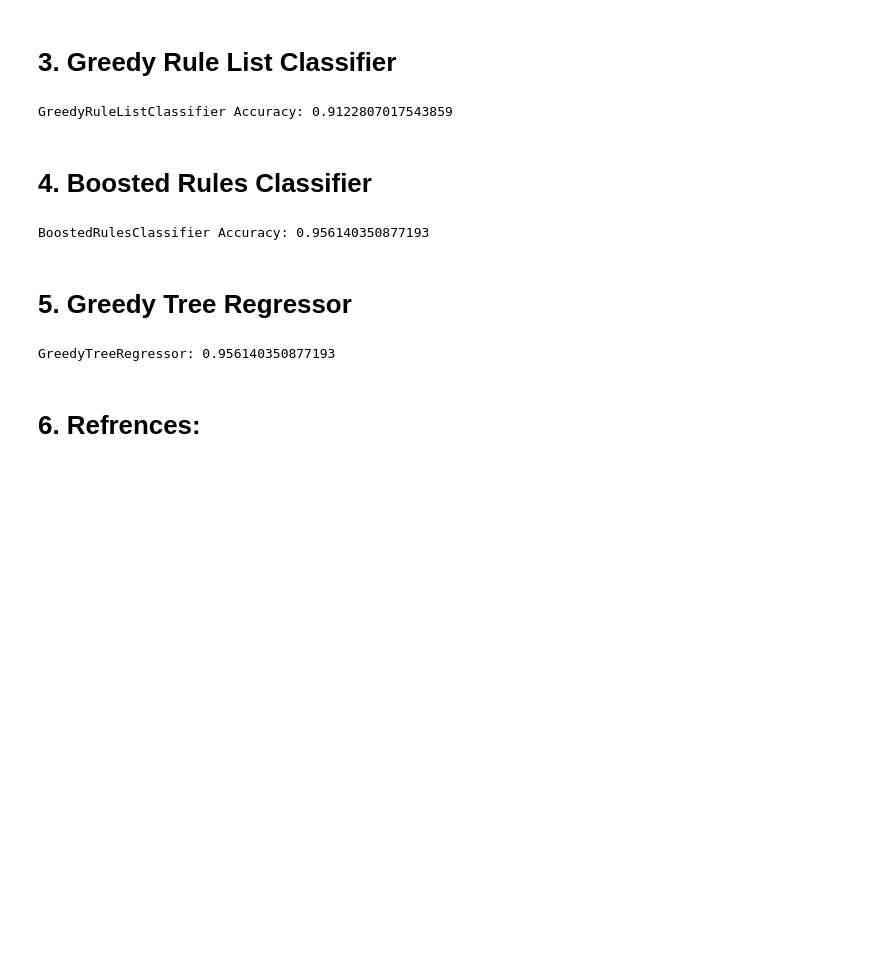
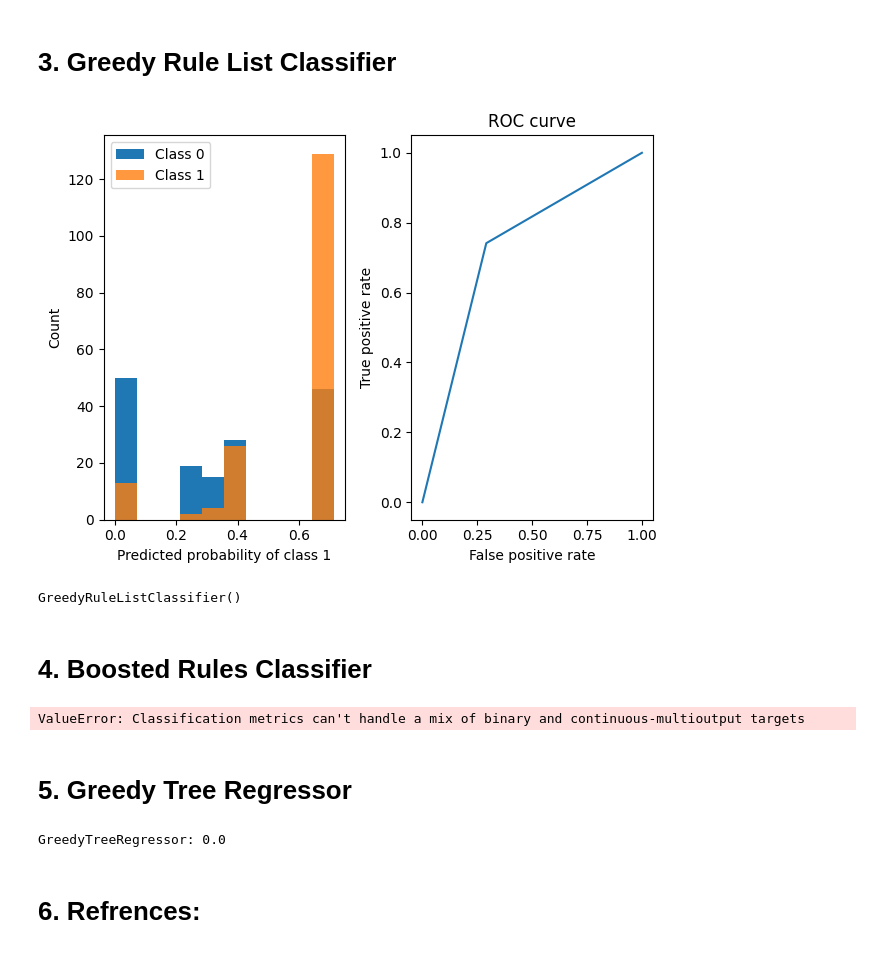
Before and after one commit to akalpit23/Interpretable-ML, a Jupyter notebook: Assignment-4/Assignment_04_Interpretable_ML_2.ipynb, the cells around one changed output. Saved outputs shown, nothing was run; the diff lists cells and outputs as text; code cells hidden in the pictures; blank space fills up the shorter version.

```diff
--- a/Assignment-4/Assignment_04_Interpretable_ML_2.ipynb
+++ b/Assignment-4/Assignment_04_Interpretable_ML_2.ipynb
@@ -203,22 +307,26 @@ R2 Score: 0.46538291728620096
 # %% [markdown]
 # 3. Greedy Rule List Classifier
-# %%
-# Initialize and train GreedyRuleListClassifier
-greedy_model = GreedyRuleListClassifier()
-greedy_model.fit(X_train, y_train)
-y_pred_greedy = greedy_model.predict(X_test)
-accuracy_greedy = accuracy_score(y_test, y_pred_greedy)
-print(f"GreedyRuleListClassifier Accuracy: {accuracy_greedy}")
-# %% [output]
-GreedyRuleListClassifier Accuracy: 0.9122807017543859
+# %%
+# fit a greedy rule list
+greedy_model = GreedyRuleListClassifier()
+greedy_model.fit(X_train, y=y_train, feature_names=f_names)  # stores into m.rules_
+probability_grlc = greedy_model.predict_proba(X_test)
+
+# look at prediction breakdown
+demo_helper.viz_classification_preds(probability_grlc, y_test)
+
+m
+# %% [output]
+[figure, added]
+GreedyRuleListClassifier()
 # %% [markdown]
 # 4. Boosted Rules Classifier
 # %%
 # Initialize and train BoostedRulesClassifier
 boosted_model = BoostedRulesClassifier()
 boosted_model.fit(X_train, y_train)
-y_pred_boosted = boosted_model.predict(X_test)
+y_pred_boosted = boosted_model.predict_proba(X_test)
 accuracy_boosted = accuracy_score(y_test, y_pred_boosted)
 print(f"BoostedRulesClassifier Accuracy: {accuracy_boosted}")
 # %% [output]
-BoostedRulesClassifier Accuracy: 0.956140350877193
+ValueError: Classification metrics can't handle a mix of binary and continuous-multioutput targets
@@ -225,9 +336,9 @@ BoostedRulesClassifier Accuracy: 0.956140350877193
 # %% [markdown]
 # 5. Greedy Tree Regressor
 # %%
-model = GreedyTreeRegressor()  # or GreedyTreeRegressor() for regression tasks
-model.fit(X_train, y_train)
+gtr_model = GreedyTreeRegressor()  # or GreedyTreeRegressor() for regression tasks
+gtr_model.fit(X_train, y_train)
 accuracy_greedytree = accuracy_score(y_test, y_pred_boosted)
 print(f"GreedyTreeRegressor: {accuracy_greedytree}")
 # %% [output]
-GreedyTreeRegressor: 0.956140350877193
+GreedyTreeRegressor: 0.0
```
Also changed, not shown: parts of 18 cells of this notebook, 4 other files.
